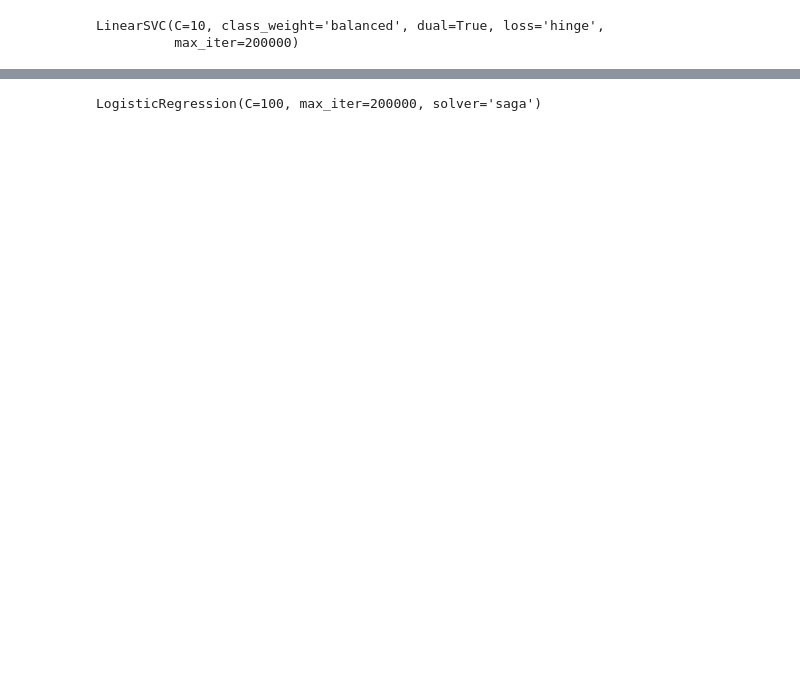
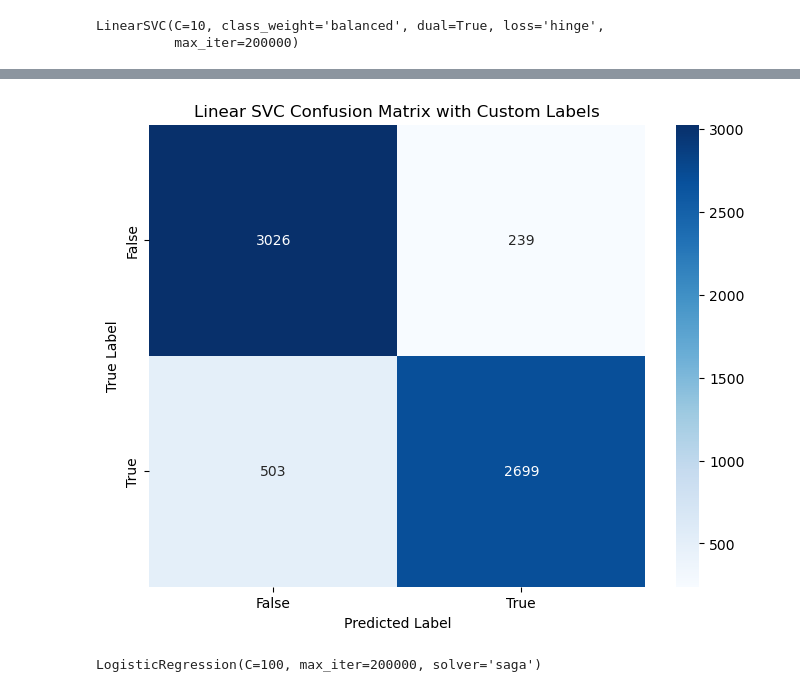
Before and after one commit to WillHarrigan/contact_site_classifier, a Jupyter notebook: attention_classifier/ipynb/version_for_mahdi.ipynb, the cells around one changed output, grey strips where cells are left out. Cells and saved outputs as stored; diff of their text form; code cells hidden in the pictures; blank space fills up the shorter version.

```diff
--- a/attention_classifier/ipynb/version_for_mahdi.ipynb
+++ b/attention_classifier/ipynb/version_for_mahdi.ipynb
@@ -269,3 +306,22 @@ Linear SVC Recall: 0.8400999375390381
+# %%
+# Confusion Matrix
+conf_matrix = confusion_matrix(y_test, y_pred)
+
+# Plotting
+plt.figure(figsize=(8, 6))
+sns.heatmap(conf_matrix, annot=True, fmt='g', cmap='Blues')
+
+# Axis labels
+tick_marks = np.arange(2) + 0.5
+plt.xticks(tick_marks, ['False', 'True'])
+plt.yticks(tick_marks, ['False', 'True'], va='center')
+
+plt.xlabel('Predicted Label')
+plt.ylabel('True Label')
+plt.title('Linear SVC Confusion Matrix with Custom Labels')
+plt.show()
+# %% [output]
+[figure, added]
 # %%
 # Model hyperparameters optimized using Grid-Search CV on 300 randomly selected sequences
 # 9,699 amino acid instances
```
Also changed, not shown: parts of 7 cells of this notebook.
